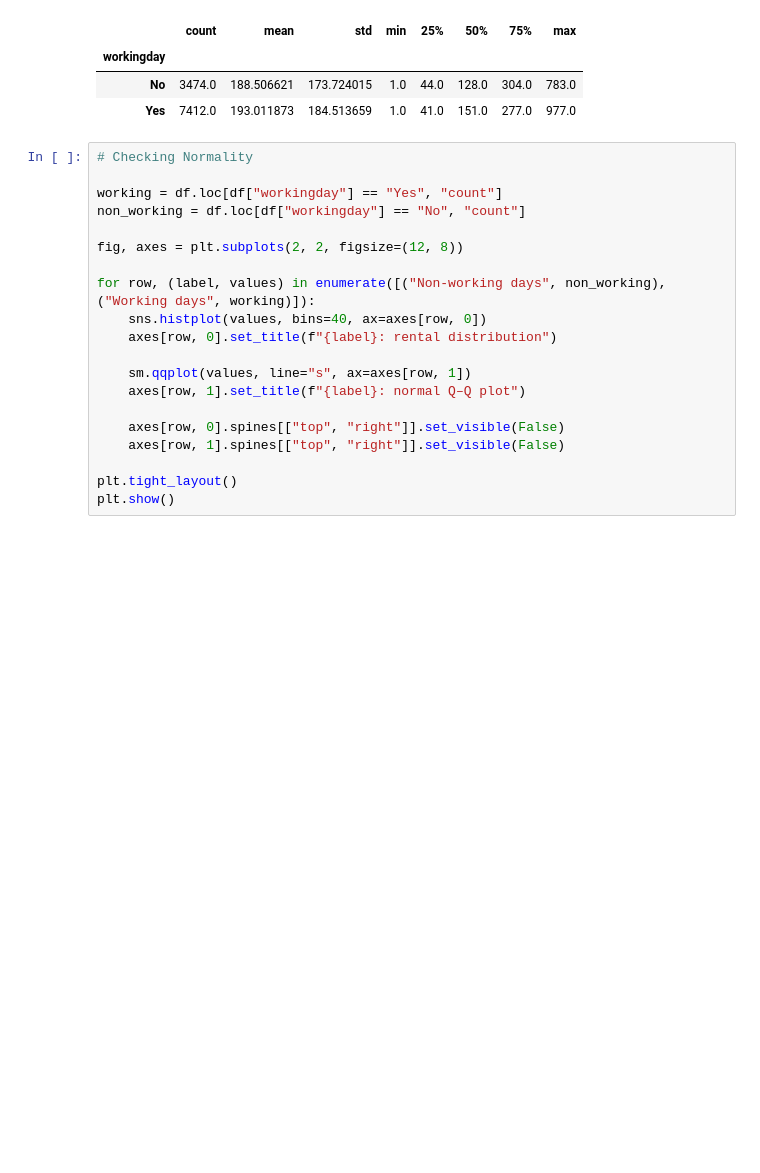
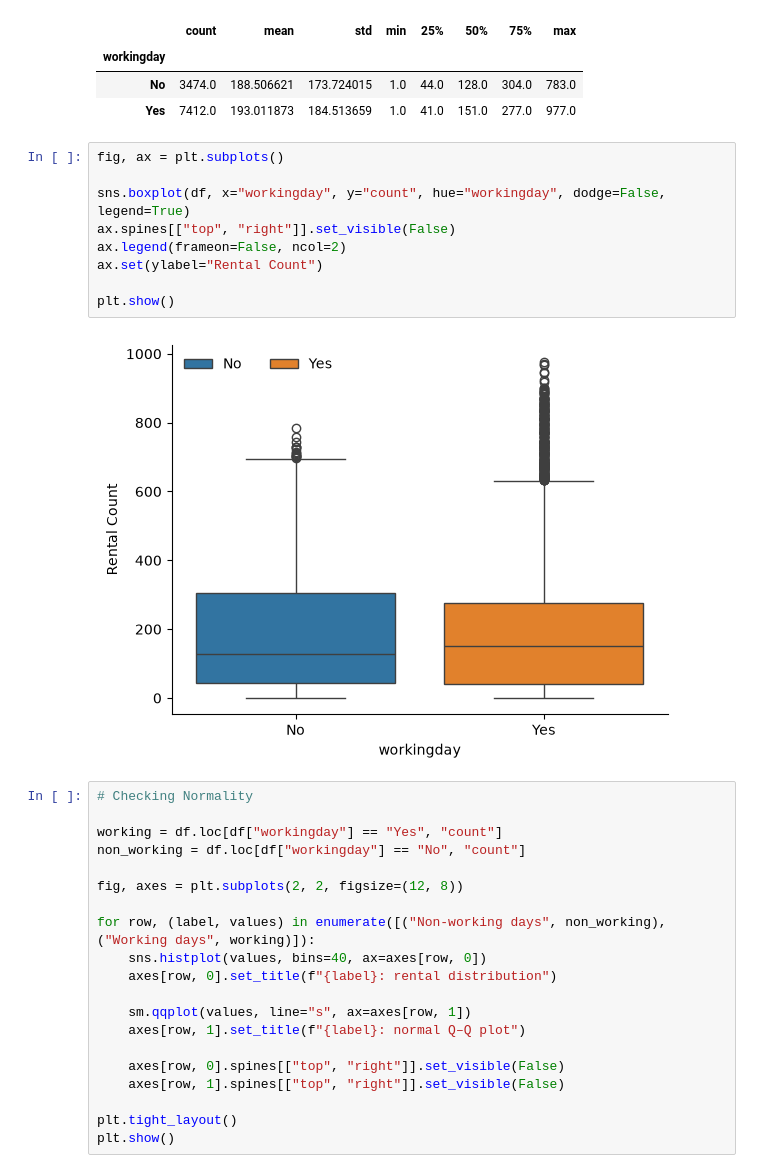
Before and after one commit to Yuvi977/Yulu-Bike-Sharing-Hypothesis-Testing, a Jupyter notebook: Business_Case_Yulu_Hypothesis_Testing.ipynb, the cells around one changed output. Saved outputs shown, nothing was run; the diff lists cells and outputs as text; blank space fills up the shorter version.

```diff
--- a/Business_Case_Yulu_Hypothesis_Testing.ipynb
+++ b/Business_Case_Yulu_Hypothesis_Testing.ipynb
@@ -530,6 +530,17 @@ df.groupby("workingday")["count"].describe()
 | workingday |  |  |  |  |  |  |  |  |
 | No | 3474.0 | 188.506621 | 173.724015 | 1.0 | 44.0 | 128.0 | 304.0 | 783.0 |
 | Yes | 7412.0 | 193.011873 | 184.513659 | 1.0 | 41.0 | 151.0 | 277.0 | 977.0 |
+# %%
+fig, ax = plt.subplots()
+
+sns.boxplot(df, x="workingday", y="count", hue="workingday", dodge=False, legend=True)
+ax.spines[["top", "right"]].set_visible(False)
+ax.legend(frameon=False, ncol=2)
+ax.set(ylabel="Rental Count")
+
+plt.show()
+# %% [output]
+[figure, added]
 # %%
 # Checking Normality
 
```
Also changed, not shown: parts of 15 cells of this notebook.
